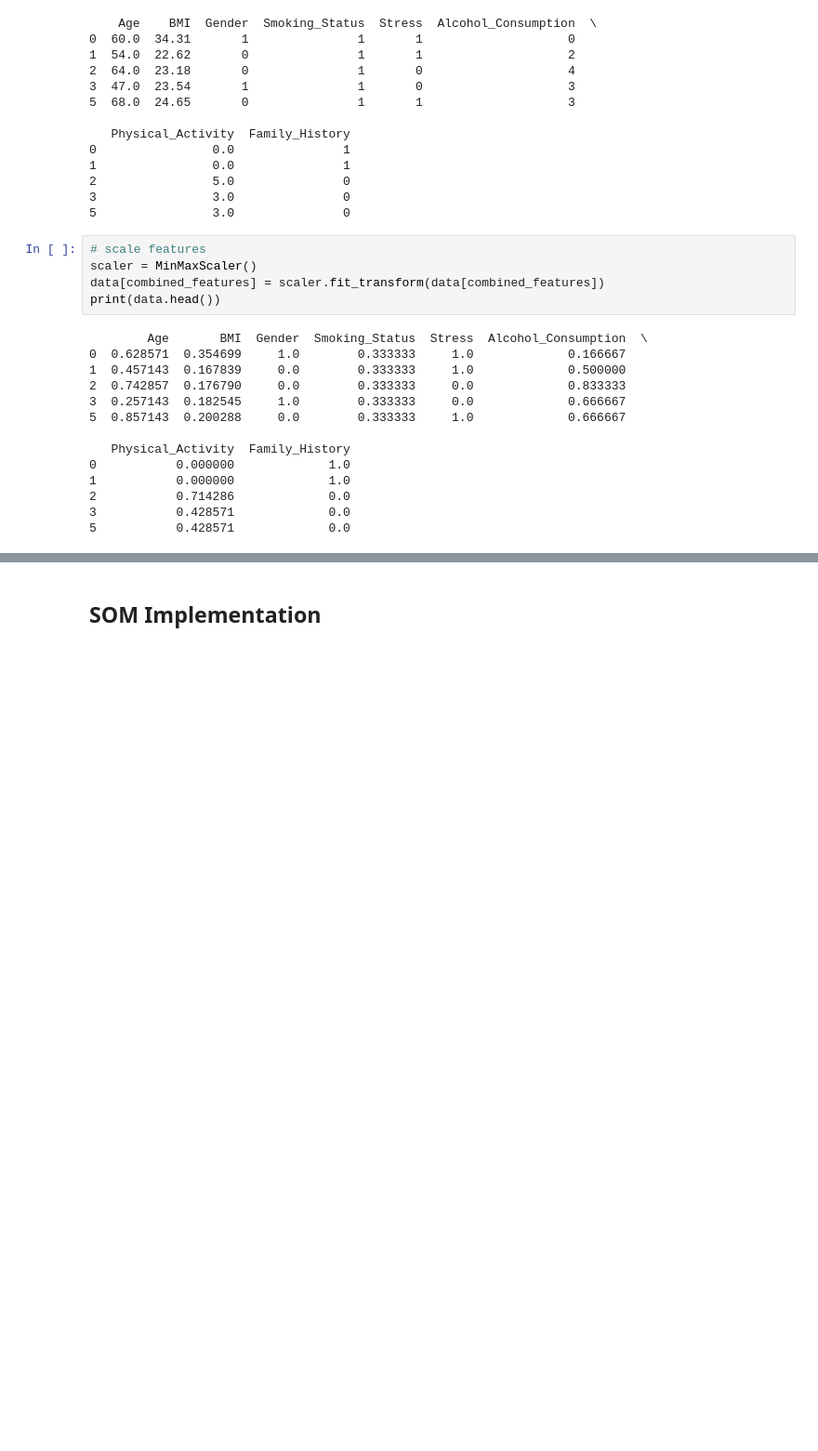
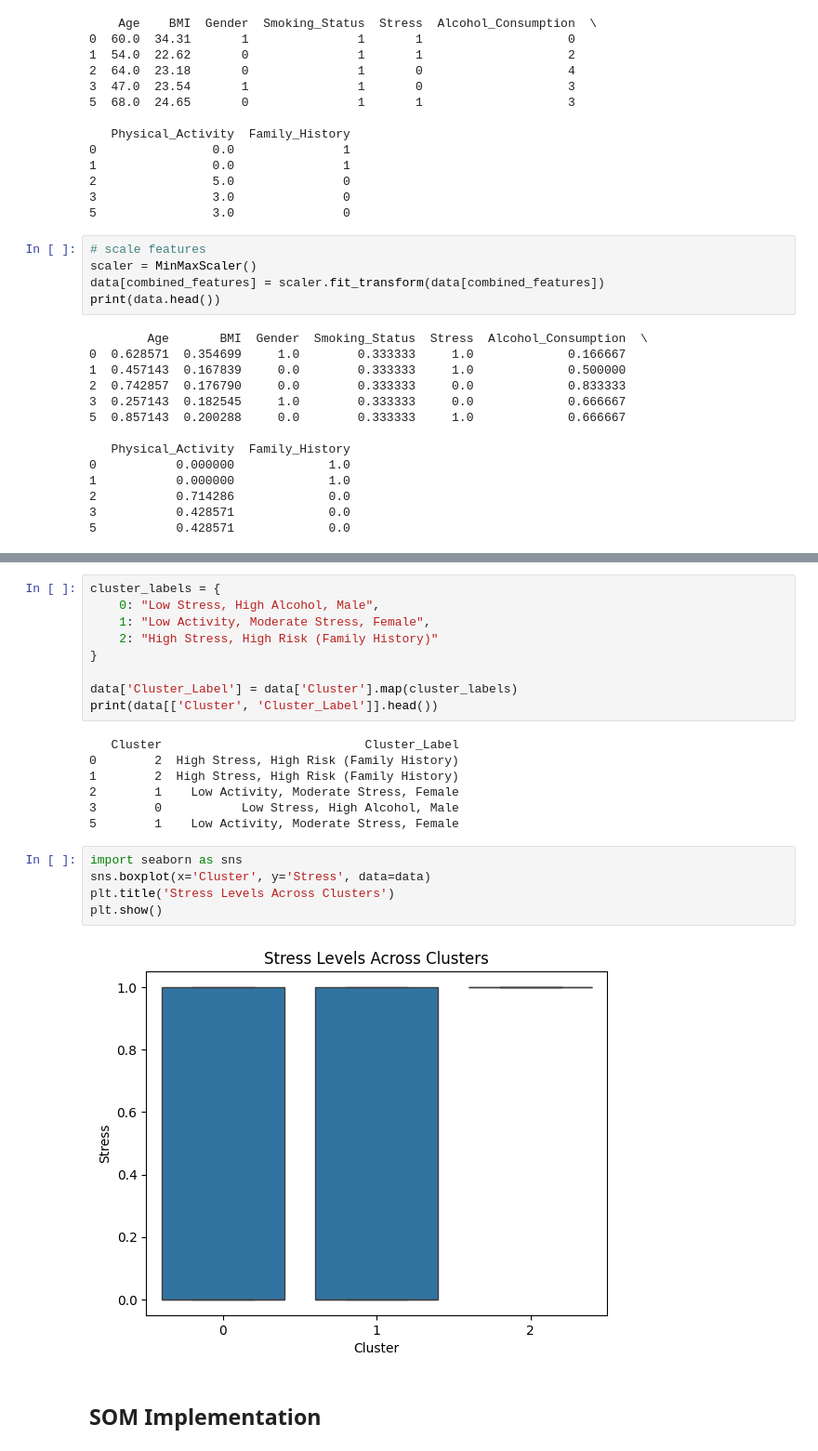
Before and after one commit to khimaniasma/SLE_PRS_Project, a Jupyter notebook: SOM_code.ipynb, the cells around one changed output, grey strips where cells are left out. Shown at 93% size. Saved outputs shown, nothing was run; the diff lists cells and outputs as text; blank space fills up the shorter version.

```diff
--- a/SOM_code.ipynb
+++ b/SOM_code.ipynb
@@ -232,2 +283,25 @@ print(data.head())
+# %%
+cluster_labels = {
+    0: "Low Stress, High Alcohol, Male",
+    1: "Low Activity, Moderate Stress, Female",
+    2: "High Stress, High Risk (Family History)"
+}
+
+data['Cluster_Label'] = data['Cluster'].map(cluster_labels)
+print(data[['Cluster', 'Cluster_Label']].head())
+# %% [output]
+   Cluster                            Cluster_Label
+0        2  High Stress, High Risk (Family History)
+1        2  High Stress, High Risk (Family History)
+2        1    Low Activity, Moderate Stress, Female
+3        0           Low Stress, High Alcohol, Male
+5        1    Low Activity, Moderate Stress, Female
+# %%
+import seaborn as sns
+sns.boxplot(x='Cluster', y='Stress', data=data)
+plt.title('Stress Levels Across Clusters')
+plt.show()
+# %% [output]
+[figure, added]
 # %% [markdown]
 ## SOM Implementation
```
Also changed, not shown: parts of 8 cells of this notebook.
